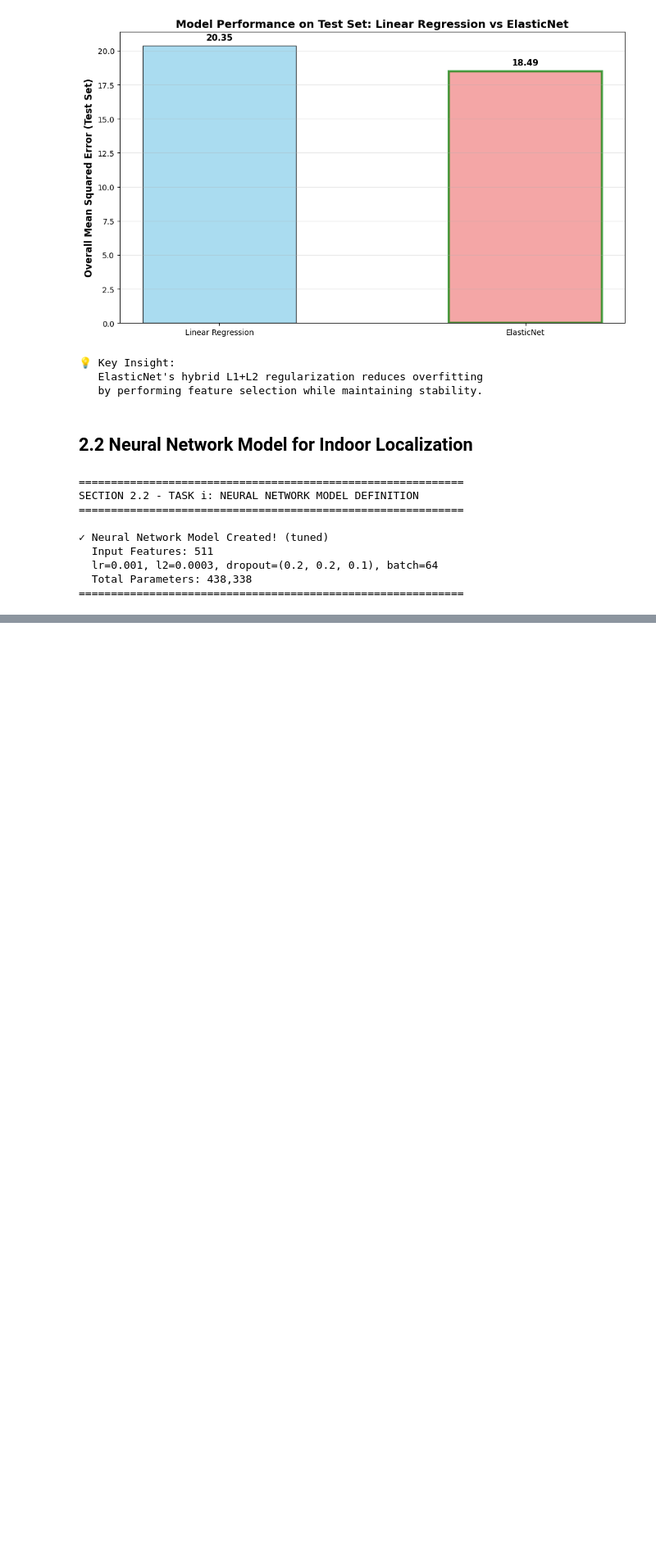
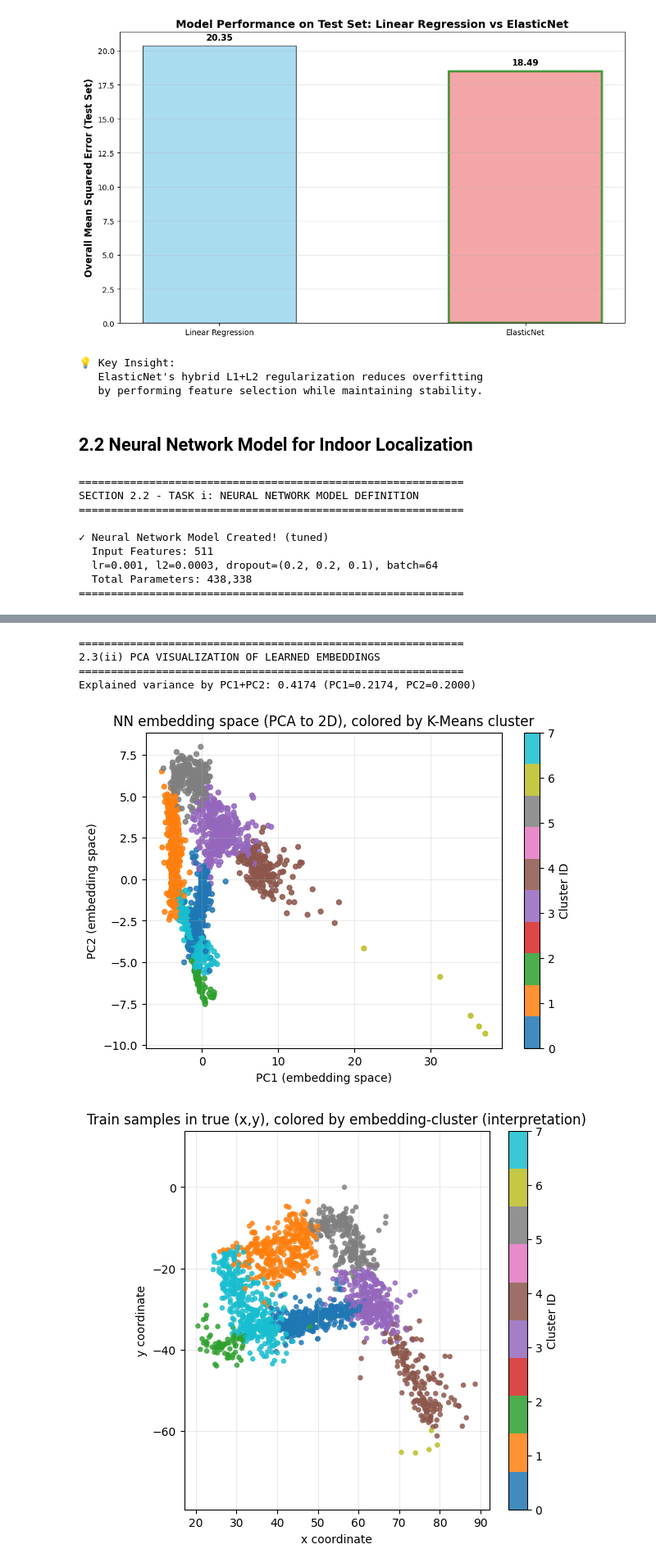
Before and after one commit to umarfj/ML_coursework, a Jupyter notebook: Q2.ipynb, the cells around one changed output, grey strips where cells are left out. Shown at 82% size. Drawn from its saved outputs; the diff is of its cells as text; code cells hidden in the pictures; blank space fills up the shorter version.

```diff
--- a/Q2.ipynb
+++ b/Q2.ipynb
@@ -839,0 +953,59 @@ Ensemble           6.6158       2.5721
+# %%
+# 2.3 (ii) Dimensionality reduction (PCA) + 2D visualization + insights
+# We visualize the NN embeddings in 2D and relate them back to localization.
+
+import numpy as np
+import matplotlib.pyplot as plt
+from sklearn.decomposition import PCA
+
+print("="*60)
+print("2.3(ii) PCA VISUALIZATION OF LEARNED EMBEDDINGS")
+print("="*60)
+
+# Sanity: Part (i) must have been run
+assert 'Z_train_s' in globals(), "Run Part (i) first to compute embeddings and clusters."
+assert 'train_clusters' in globals(), "Run Part (i) first to compute cluster labels."
+assert 'y_train' in globals(), "Run preprocessing section first."
+
+# PCA to 2D
+pca = PCA(n_components=2, random_state=42)
+Z_pca = pca.fit_transform(Z_train_s)
+explained = pca.explained_variance_ratio_
+
+print(f"Explained variance by PC1+PC2: {float(explained.sum()):.4f} (PC1={float(explained[0]):.4f}, PC2={float(explained[1]):.4f})")
+
+# Plot 1: Embedding space (PCA) colored by clusters
+plt.figure(figsize=(7, 5))
+sc = plt.scatter(Z_pca[:, 0], Z_pca[:, 1], c=train_clusters, cmap='tab10', s=18, alpha=0.85)
+plt.xlabel('PC1 (embedding space)')
+plt.ylabel('PC2 (embedding space)')
+plt.title('NN embedding space (PCA to 2D), colored by K-Means cluster')
+plt.grid(True, alpha=0.25)
+plt.colorbar(sc, label='Cluster ID')
+plt.show()
+
+# Plot 2: Physical space (x,y) colored by cluster (post-hoc interpretation)
+# This DOES NOT use (x,y) to fit clustering; it is only to interpret clusters.
+xy = y_train[['x', 'y']].values
+
+plt.figure(figsize=(6, 6))
+sc2 = plt.scatter(xy[:, 0], xy[:, 1], c=train_clusters, cmap='tab10', s=22, alpha=0.85, edgecolors='none')
+plt.xlabel('x coordinate')
+plt.ylabel('y coordinate')
+plt.title('Train samples in true (x,y), colored by embedding-cluster (interpretation)')
+plt.grid(True, alpha=0.25)
+plt.colorbar(sc2, label='Cluster ID')
+plt.axis('equal')
+plt.show()
+
+print("\nInterpretation guide:")
+print("- If points with the same cluster ID form spatial regions in (x,y), the NN embeddings capture location structure.")
+print("- If clusters are mixed uniformly across (x,y), embeddings may be less location-specific or capture other factors.")
+print("- PCA is linear; if separation is weak here, a non-linear method (e.g., t-SNE) might reveal structure.")
+# %% [output]
+============================================================
+2.3(ii) PCA VISUALIZATION OF LEARNED EMBEDDINGS
+============================================================
+Explained variance by PC1+PC2: 0.4174 (PC1=0.2174, PC2=0.2000)
+[figure, added]
+[figure, added]
```
Also changed, not shown: parts of 14 cells of this notebook.
